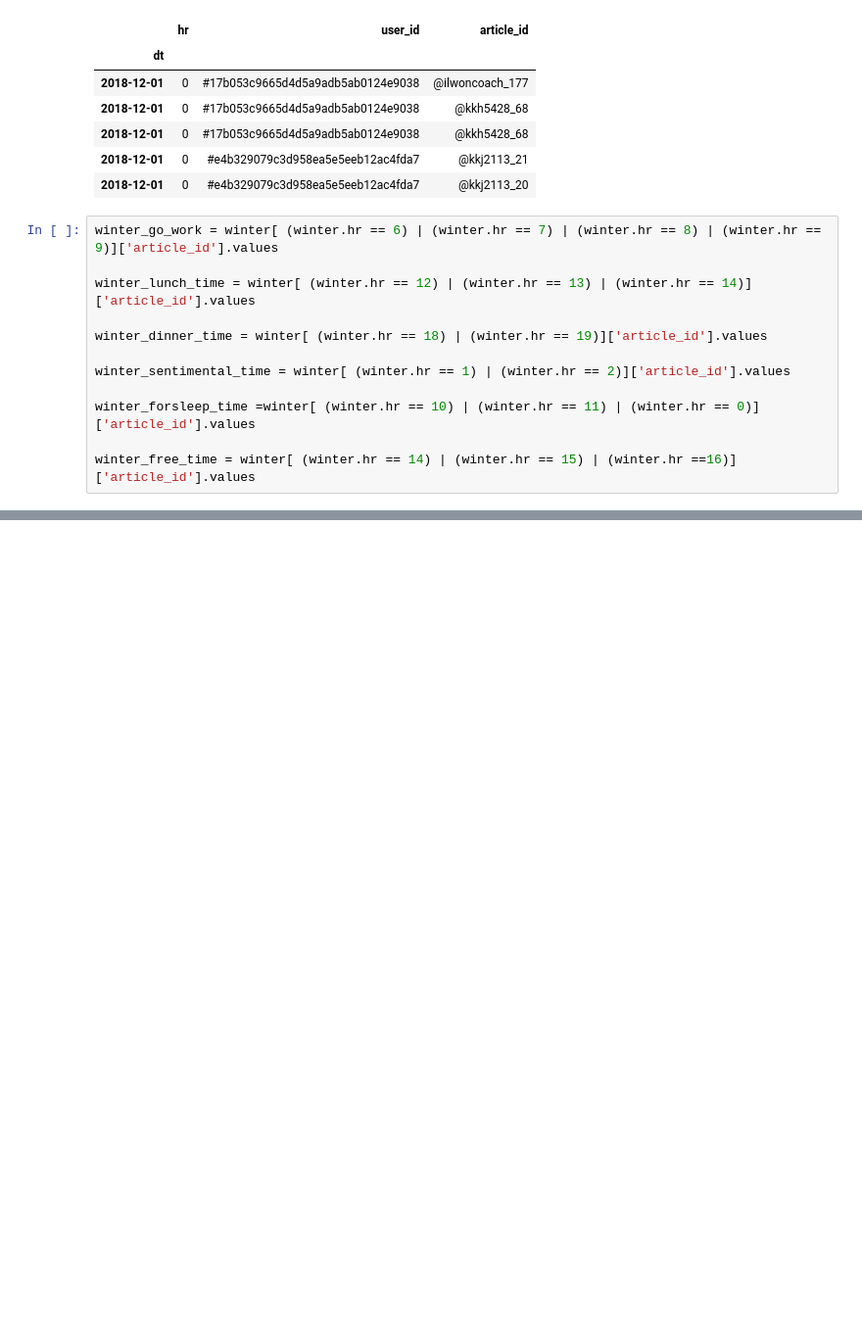
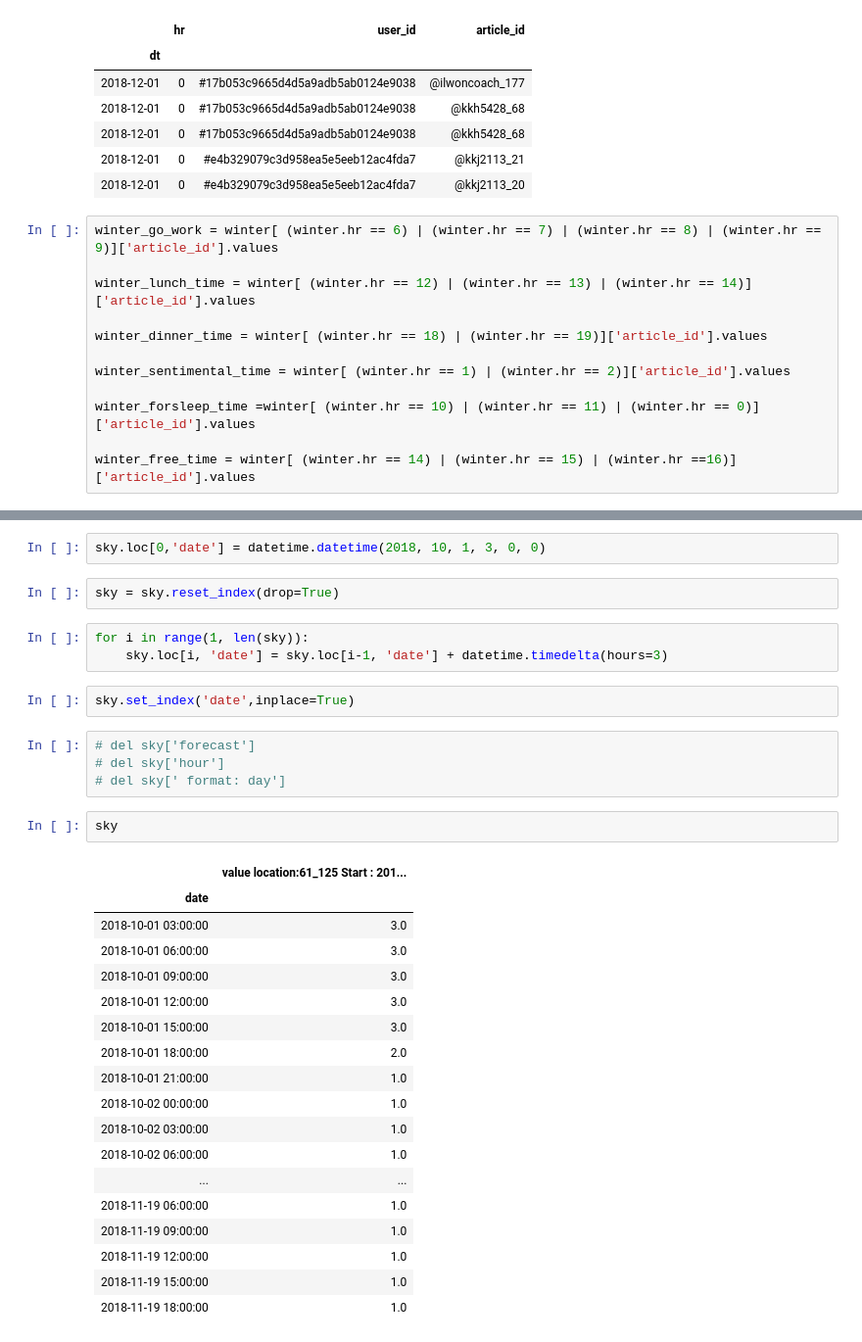
Before and after one commit to bill7845/jupyter_repo, a Jupyter notebook: brunch_project/1_.ipynb, the cells around one changed output, grey strips where cells are left out. Shown: that part at 98% size. Saved outputs shown, nothing was run; the diff lists cells and outputs as text; blank space fills up the shorter version.

```diff
--- a/brunch_project/1_.ipynb
+++ b/brunch_project/1_.ipynb
@@ -190,0 +151,34 @@ weather
+# %%
+sky.loc[0,'date'] = datetime.datetime(2018, 10, 1, 3, 0, 0)
+# %%
+sky = sky.reset_index(drop=True)
+# %%
+for i in range(1, len(sky)):
+    sky.loc[i, 'date'] = sky.loc[i-1, 'date'] + datetime.timedelta(hours=3)
+# %%
+sky.set_index('date',inplace=True)
+# %%
+# del sky['forecast']
+# del sky['hour']
+# del sky[' format: day']
+# %%
+sky
+# %% [output]
+|  | value location:61_125 Start : 201... |
+| date |  |
+| 2018-10-01 03:00:00 | 3.0 |
+| 2018-10-01 06:00:00 | 3.0 |
+| 2018-10-01 09:00:00 | 3.0 |
+| 2018-10-01 12:00:00 | 3.0 |
+| 2018-10-01 15:00:00 | 3.0 |
+| 2018-10-01 18:00:00 | 2.0 |
+| 2018-10-01 21:00:00 | 1.0 |
+| 2018-10-02 00:00:00 | 1.0 |
+| 2018-10-02 03:00:00 | 1.0 |
+| 2018-10-02 06:00:00 | 1.0 |
+| ... | ... |
+| 2018-11-19 06:00:00 | 1.0 |
+| 2018-11-19 09:00:00 | 1.0 |
+| 2018-11-19 12:00:00 | 1.0 |
+| 2018-11-19 15:00:00 | 1.0 |
+| 2018-11-19 18:00:00 | 1.0 |
```
Also changed, not shown: parts of 19 cells of this notebook, 1 other file.
